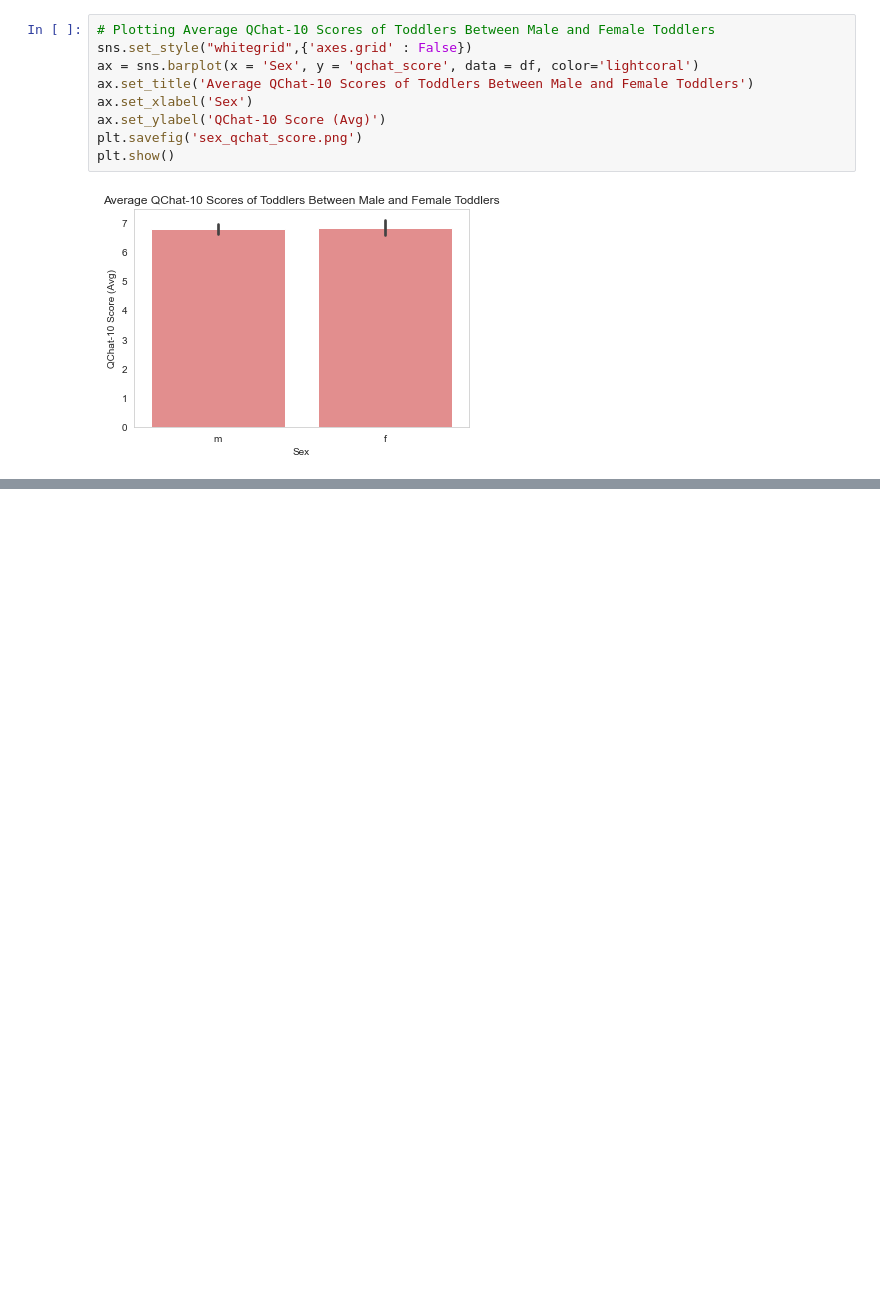
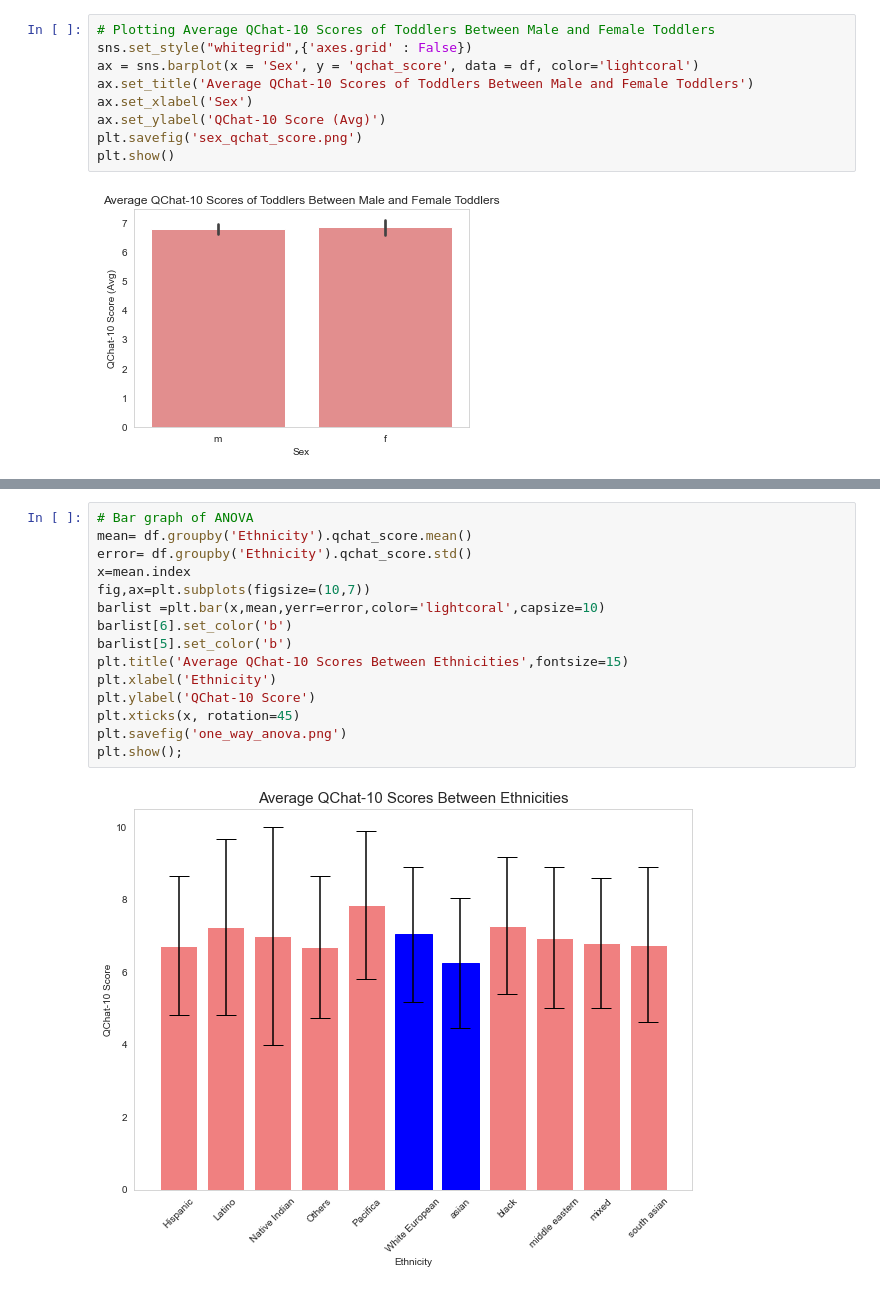
Before and after one commit to claudiamorazzoni/Assessment-ML-S, a Jupyter notebook: scipy-stats.ipynb, the cells around one changed output, grey strips where cells are left out. Drawn from its saved outputs; the diff is of its cells as text; blank space fills up the shorter version.

```diff
--- a/scipy-stats.ipynb
+++ b/scipy-stats.ipynb
@@ -255,0 +398,17 @@ plt.show()
+# %%
+# Bar graph of ANOVA
+mean= df.groupby('Ethnicity').qchat_score.mean()
+error= df.groupby('Ethnicity').qchat_score.std()
+x=mean.index
+fig,ax=plt.subplots(figsize=(10,7))
+barlist =plt.bar(x,mean,yerr=error,color='lightcoral',capsize=10)
+barlist[6].set_color('b')
+barlist[5].set_color('b')
+plt.title('Average QChat-10 Scores Between Ethnicities',fontsize=15)
+plt.xlabel('Ethnicity')
+plt.ylabel('QChat-10 Score')
+plt.xticks(x, rotation=45)
+plt.savefig('one_way_anova.png')
+plt.show();
+# %% [output]
+[figure, added]
```
Also changed, not shown: parts of 34 cells of this notebook, 4 other files.
